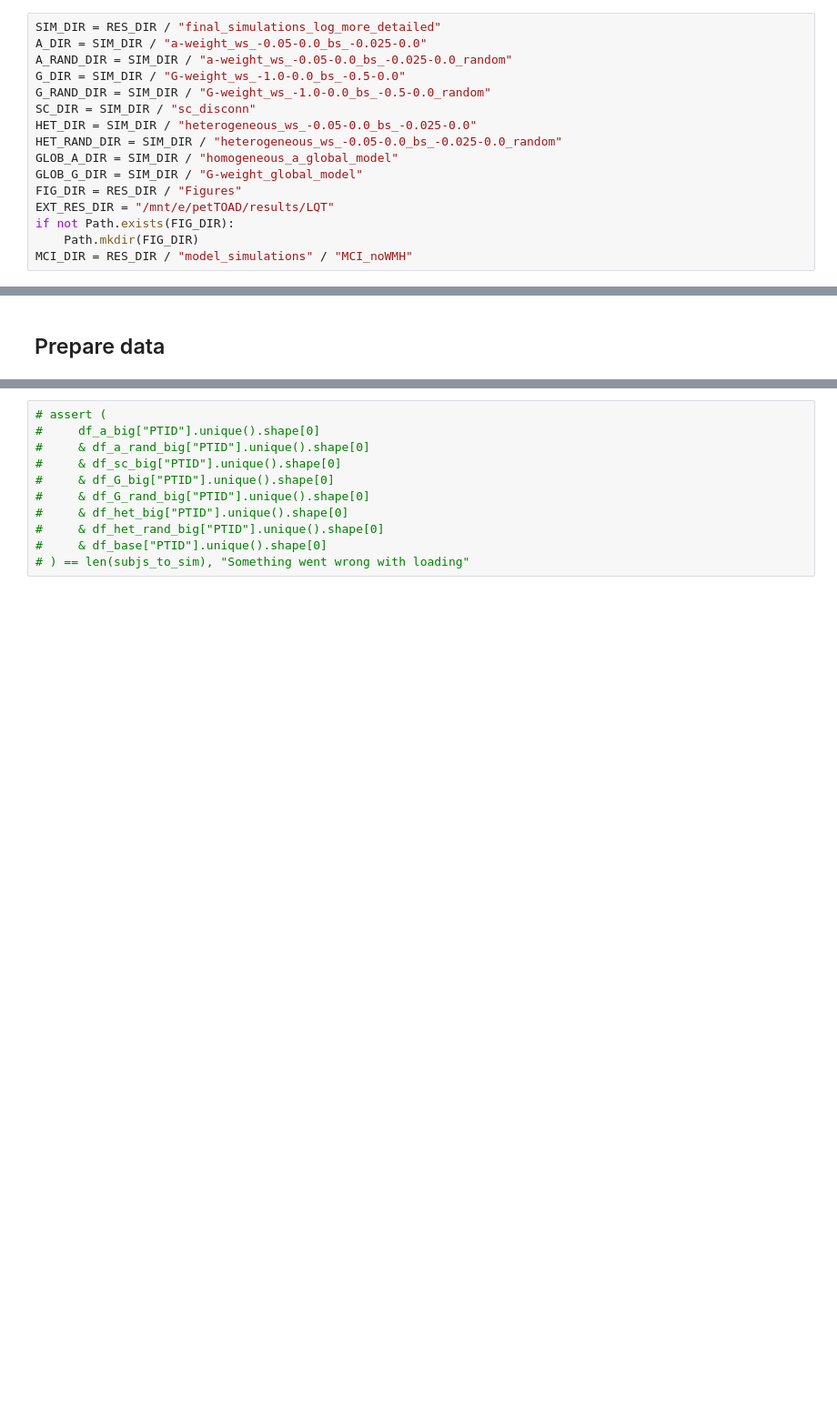
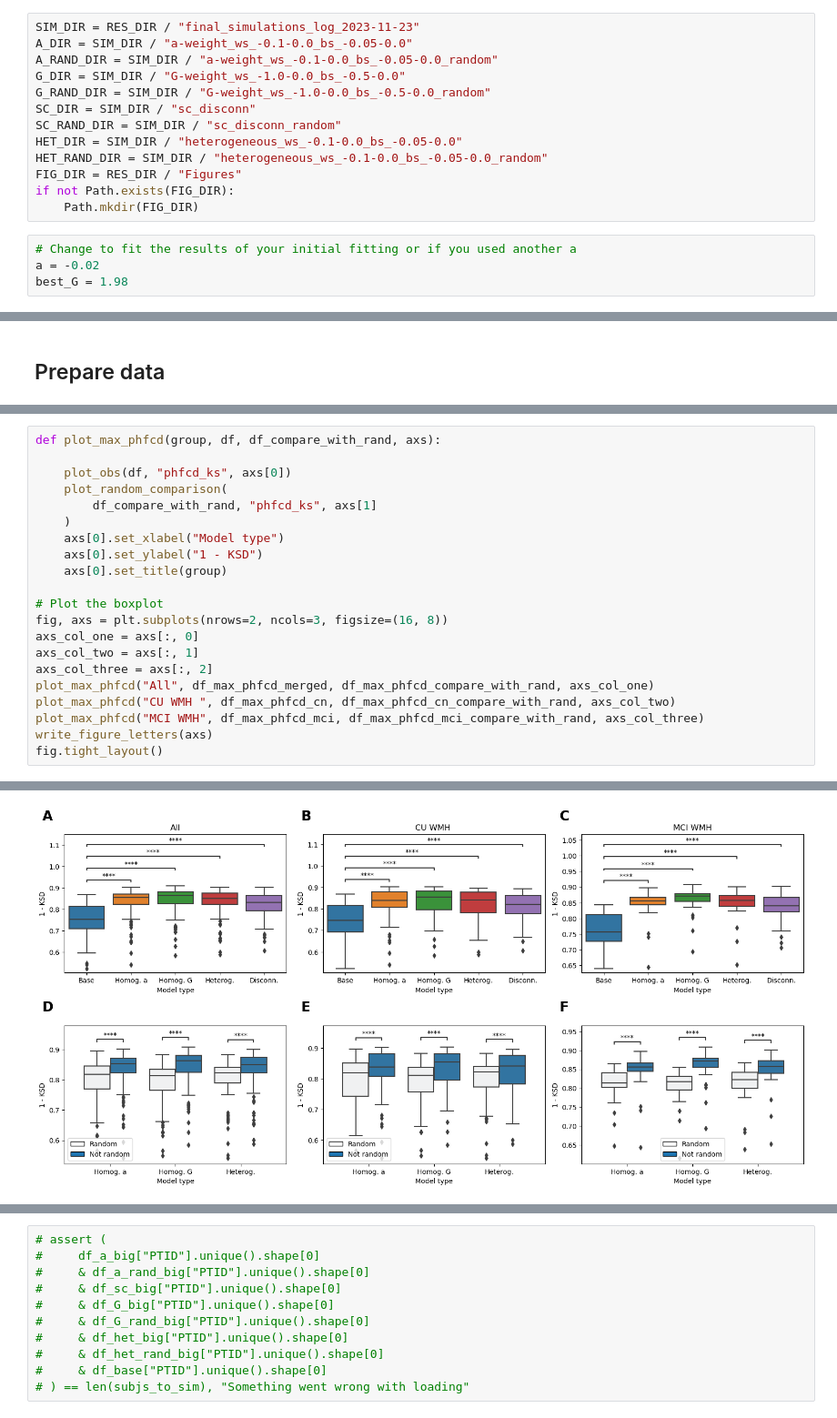
Before and after one commit to dani2442/TMS_in_AD, a Jupyter notebook: 03_modeling_neurolib/petTOAD_final_analysis_log.ipynb, the cells around one changed output, grey strips where cells are left out. Shown: that part at 91% size. Drawn from its saved outputs; the diff is of its cells as text; blank space fills up the shorter version.

Commit message:
initial commit

```diff
--- a/03_modeling_neurolib/petTOAD_final_analysis_log.ipynb
+++ b/03_modeling_neurolib/petTOAD_final_analysis_log.ipynb
@@ -35,20 +39,21 @@ petTOAD Setup done!
 # %% [markdown]
 ## Directories
 # %%
-SIM_DIR = RES_DIR / "final_simulations_log_more_detailed"
-A_DIR = SIM_DIR / "a-weight_ws_-0.05-0.0_bs_-0.025-0.0"
-A_RAND_DIR = SIM_DIR / "a-weight_ws_-0.05-0.0_bs_-0.025-0.0_random"
+SIM_DIR = RES_DIR / "final_simulations_log_2023-11-23"
+A_DIR = SIM_DIR / "a-weight_ws_-0.1-0.0_bs_-0.05-0.0"
+A_RAND_DIR = SIM_DIR / "a-weight_ws_-0.1-0.0_bs_-0.05-0.0_random"
 G_DIR = SIM_DIR / "G-weight_ws_-1.0-0.0_bs_-0.5-0.0"
 G_RAND_DIR = SIM_DIR / "G-weight_ws_-1.0-0.0_bs_-0.5-0.0_random"
 SC_DIR = SIM_DIR / "sc_disconn"
-HET_DIR = SIM_DIR / "heterogeneous_ws_-0.05-0.0_bs_-0.025-0.0"
-HET_RAND_DIR = SIM_DIR / "heterogeneous_ws_-0.05-0.0_bs_-0.025-0.0_random"
-GLOB_A_DIR = SIM_DIR / "homogeneous_a_global_model"
-GLOB_G_DIR = SIM_DIR / "G-weight_global_model"
+SC_RAND_DIR = SIM_DIR / "sc_disconn_random"
+HET_DIR = SIM_DIR / "heterogeneous_ws_-0.1-0.0_bs_-0.05-0.0"
+HET_RAND_DIR = SIM_DIR / "heterogeneous_ws_-0.1-0.0_bs_-0.05-0.0_random"
 FIG_DIR = RES_DIR / "Figures"
-EXT_RES_DIR = "/mnt/e/petTOAD/results/LQT"
 if not Path.exists(FIG_DIR):
     Path.mkdir(FIG_DIR)
-MCI_DIR = RES_DIR / "model_simulations" / "MCI_noWMH"
+# %%
+# Change to fit the results of your initial fitting or if you used another a
+a = -0.02
+best_G = 1.98
 # %% [markdown]
 ## Functions
@@ -670,0 +364,22 @@ df_max_fc_sc, df_max_phfcd_sc, df_max_comp_score_sc = get_best_dfs(
+# %%
+def plot_max_phfcd(group, df, df_compare_with_rand, axs):
+
+    plot_obs(df, "phfcd_ks", axs[0])
+    plot_random_comparison(
+        df_compare_with_rand, "phfcd_ks", axs[1]
+    )
+    axs[0].set_xlabel("Model type")
+    axs[0].set_ylabel("1 - KSD")
+    axs[0].set_title(group)
+
+# Plot the boxplot
+fig, axs = plt.subplots(nrows=2, ncols=3, figsize=(16, 8))
+axs_col_one = axs[:, 0]
+axs_col_two = axs[:, 1]
+axs_col_three = axs[:, 2]
+plot_max_phfcd("All", df_max_phfcd_merged, df_max_phfcd_compare_with_rand, axs_col_one)
+plot_max_phfcd("CU WMH ", df_max_phfcd_cn, df_max_phfcd_cn_compare_with_rand, axs_col_two)
+plot_max_phfcd("MCI WMH", df_max_phfcd_mci, df_max_phfcd_mci_compare_with_rand, axs_col_three)
+write_figure_letters(axs)
+fig.tight_layout()
+# %% [output]
@@ -670,0 +416 @@ df_max_fc_sc, df_max_phfcd_sc, df_max_comp_score_sc = get_best_dfs(
+[figure, added]
```
Also changed, not shown: parts of 60 cells of this notebook, 8 other files.
